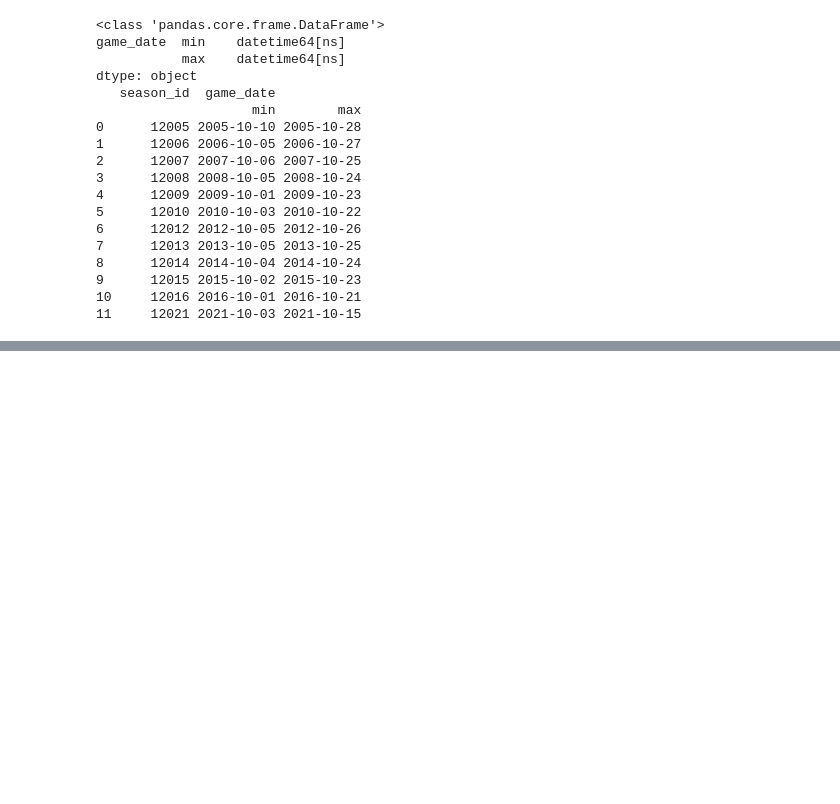
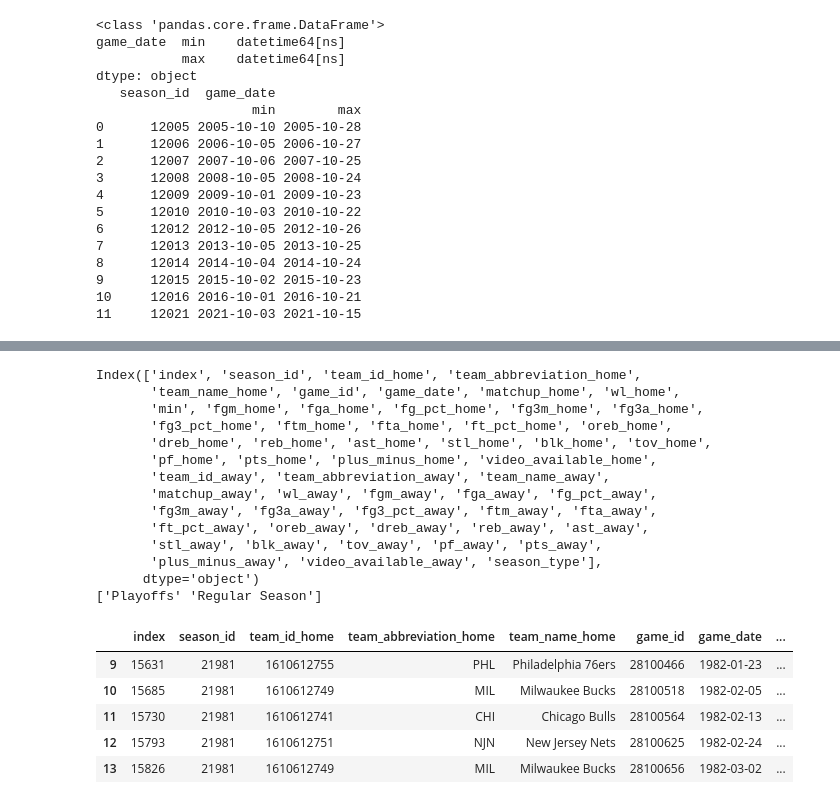
Before and after one commit to alexlee-23/NBA_Game_Predictor, a Jupyter notebook: NBA_data_sandbox.ipynb, the cells around one changed output, grey strips where cells are left out. Saved outputs shown, nothing was run; the diff lists cells and outputs as text; code cells hidden in the pictures; blank space fills up the shorter version.

```diff
--- a/NBA_data_sandbox.ipynb
+++ b/NBA_data_sandbox.ipynb
@@ -28,7 +28,7 @@ print("Number of games:" ,len(game_df))
 # %% [output]
 Number of games: 65698
 # %%
-filter_out_null_stats_df = game_df.dropna(subset=['oreb_home', 'dreb_home', 'ast_home', 'stl_home', 'blk_home', 'tov_home', 'pf_home', 'pts_home', 'oreb_away', 'dreb_away', 'ast_away', 'stl_away', 'blk_away', 'tov_away', 'pf_away', 'pts_away'])
+filter_out_null_stats_df = game_df.dropna(subset=['fg3m_home', 'fg3a_home', 'fg3_pct_home', 'fg3m_away', 'fg3a_away', 'fg3_pct_away', 'oreb_home', 'dreb_home', 'ast_home', 'stl_home', 'blk_home', 'tov_home', 'pf_home', 'pts_home', 'oreb_away', 'dreb_away', 'ast_away', 'stl_away', 'blk_away', 'tov_away', 'pf_away', 'pts_away'])
 
 print("Number of games without null stats:",len(filter_out_null_stats_df))
 # %% [output]
@@ -154,0 +155,18 @@ print(filtered_no_preseason_df)
+# %%
+# Now let us find season type to see what we have to remove
+
+season_types = filtered_no_preseason_df['season_type'].unique()
+print(season_types)
+print(len(season_types))
+
+filtered_df = filtered_no_preseason_df.loc[~( (filtered_no_preseason_df['season_type'] == 'Pre Season') | (filtered_no_preseason_df['season_type'] == 'All Star') | (filtered_no_preseason_df['season_type'] == 'All-Star'))]
+
+print("After filtering...")
+season_types = filtered_df['season_type'].unique()
+print(season_types)
+print(len(season_types))
+
+filtered_df = filtered_df.reset_index()
+# print(len(filtered_df))
+# print(type(filtered_df))
+print(filtered_df)
@@ -154,0 +191,26 @@ print(filtered_no_preseason_df)
+# %%
+print(filtered_df.columns)
+print(filtered_df['season_type'].unique())
+pd.set_option('display.max_columns', None)
+filtered_df[filtered_df['season_type'] == 'Regular Season'].head()
+# %% [output]
+Index(['index', 'season_id', 'team_id_home', 'team_abbreviation_home',
+       'team_name_home', 'game_id', 'game_date', 'matchup_home', 'wl_home',
+       'min', 'fgm_home', 'fga_home', 'fg_pct_home', 'fg3m_home', 'fg3a_home',
+       'fg3_pct_home', 'ftm_home', 'fta_home', 'ft_pct_home', 'oreb_home',
+       'dreb_home', 'reb_home', 'ast_home', 'stl_home', 'blk_home', 'tov_home',
+       'pf_home', 'pts_home', 'plus_minus_home', 'video_available_home',
+       'team_id_away', 'team_abbreviation_away', 'team_name_away',
+       'matchup_away', 'wl_away', 'fgm_away', 'fga_away', 'fg_pct_away',
+       'fg3m_away', 'fg3a_away', 'fg3_pct_away', 'ftm_away', 'fta_away',
+       'ft_pct_away', 'oreb_away', 'dreb_away', 'reb_away', 'ast_away',
+       'stl_away', 'blk_away', 'tov_away', 'pf_away', 'pts_away',
+       'plus_minus_away', 'video_available_away', 'season_type'],
+      dtype='object')
+['Playoffs' 'Regular Season']
+|  | index | season_id | team_id_home | team_abbreviation_home | team_name_home | game_id | game_date | ... |
+| 9 | 15631 | 21981 | 1610612755 | PHL | Philadelphia 76ers | 28100466 | 1982-01-23 | ... |
+| 10 | 15685 | 21981 | 1610612749 | MIL | Milwaukee Bucks | 28100518 | 1982-02-05 | ... |
+| 11 | 15730 | 21981 | 1610612741 | CHI | Chicago Bulls | 28100564 | 1982-02-13 | ... |
+| 12 | 15793 | 21981 | 1610612751 | NJN | New Jersey Nets | 28100625 | 1982-02-24 | ... |
+| 13 | 15826 | 21981 | 1610612749 | MIL | Milwaukee Bucks | 28100656 | 1982-03-02 | ... |
```
Also changed, not shown: parts of 8 cells of this notebook, 2 other files.
